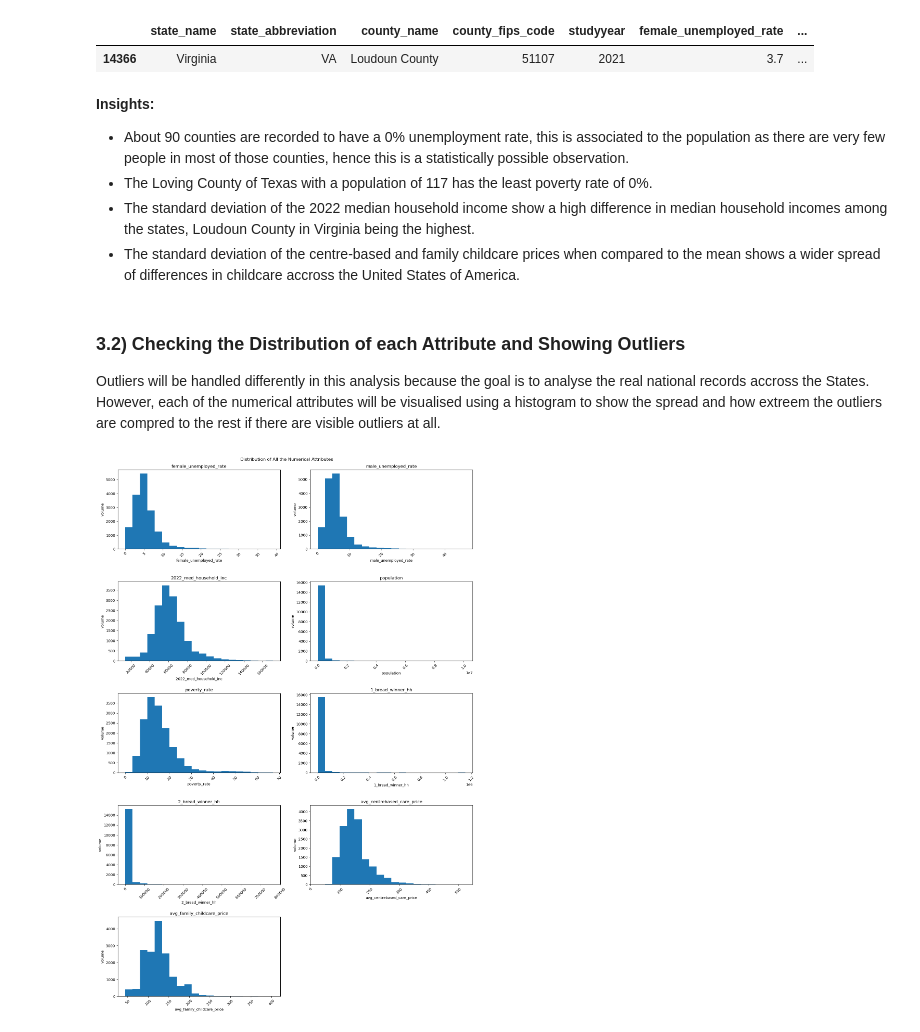
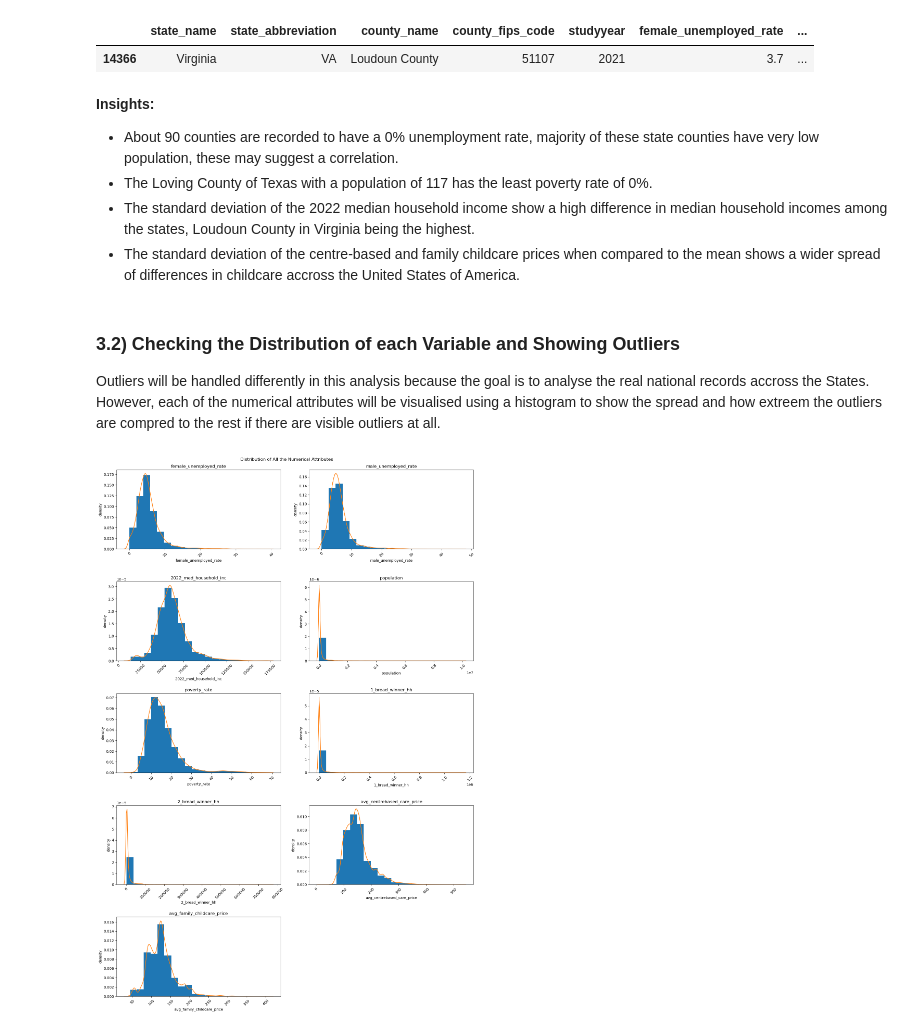
Before and after one commit to kaymighty86/us-poverty-rate-analysis, a Jupyter notebook: us_poverty_rate_analysis_notebook.ipynb, the cells around one changed output. Cells and saved outputs as stored; diff of their text form; code cells hidden in the pictures.

```diff
--- a/us_poverty_rate_analysis_notebook.ipynb
+++ b/us_poverty_rate_analysis_notebook.ipynb
@@ -429,32 +429,33 @@ filtered_df[filtered_df["2022_med_household_inc"] == filtered_df["2022_med_house
 | 14366 | Virginia | VA | Loudoun County | 51107 | 2021 | 3.7 | ... |
 # %% [markdown]
 **Insights:**
-* About 90 counties are recorded to have a 0% unemployment rate, this is associated to the population as there are very few people in most of those counties, hence this is a statistically possible observation.
+* About 90 counties are recorded to have a 0% unemployment rate, majority of these state counties have very low population, these may suggest a correlation.
 * The Loving County of Texas with a population of 117 has the least poverty rate of 0%.
 * The standard deviation of the 2022 median household income show a high difference in median household incomes among the states, Loudoun County in Virginia being the highest.
 * The standard deviation of the centre-based and family childcare prices when compared to the mean shows a wider spread of differences in childcare accross the United States of America.
 # %% [markdown]
-### 3.2) Checking the Distribution of each Attribute and Showing Outliers
+### 3.2) Checking the Distribution of each Variable and Showing Outliers
 
 Outliers will be handled differently in this analysis because the goal is to analyse the real national records accross the States. However, each of the numerical attributes will be visualised using a histogram to show the spread and how extreem the outliers are compred to the rest if there are visible outliers at all.
 # %%
 numeric_attr = ["female_unemployed_rate", "male_unemployed_rate", "2022_med_household_inc", "population", "poverty_rate", "1_bread_winner_hh", "2_bread_winner_hh", "avg_centrebased_care_price", "avg_family_childcare_price"]
 curr_col = 1
 cols = 2
 rows = int(len(numeric_attr)/cols)
 rows += 1 if rows * cols < len(numeric_attr) else rows #if the number of rows is not enough, add 1 to it (it means the list of plots needed is odd not even)
 
 plt.figure(figsize=(15, 22))
 for attribute in numeric_attr:
     plt.subplot(rows, cols, curr_col)
     plt.title(attribute)
-    plt.hist(filtered_df[attribute], bins=20)
+    plt.hist(filtered_df[attribute], bins=20, density=True)#ploting with density instead of count
+    sns.kdeplot(filtered_df[attribute])
     plt.xlabel(attribute)
     plt.xticks(rotation = 45)
-    plt.ylabel("volume")
+    plt.ylabel("density")
     curr_col += 1
 plt.suptitle("Distribution of All the Numerical Attributes")
 plt.tight_layout(pad=2)
 plt.show()
 # %% [output]
-[figure, old version]
+[figure, new version]
```
Also changed, not shown: parts of 17 cells of this notebook.
